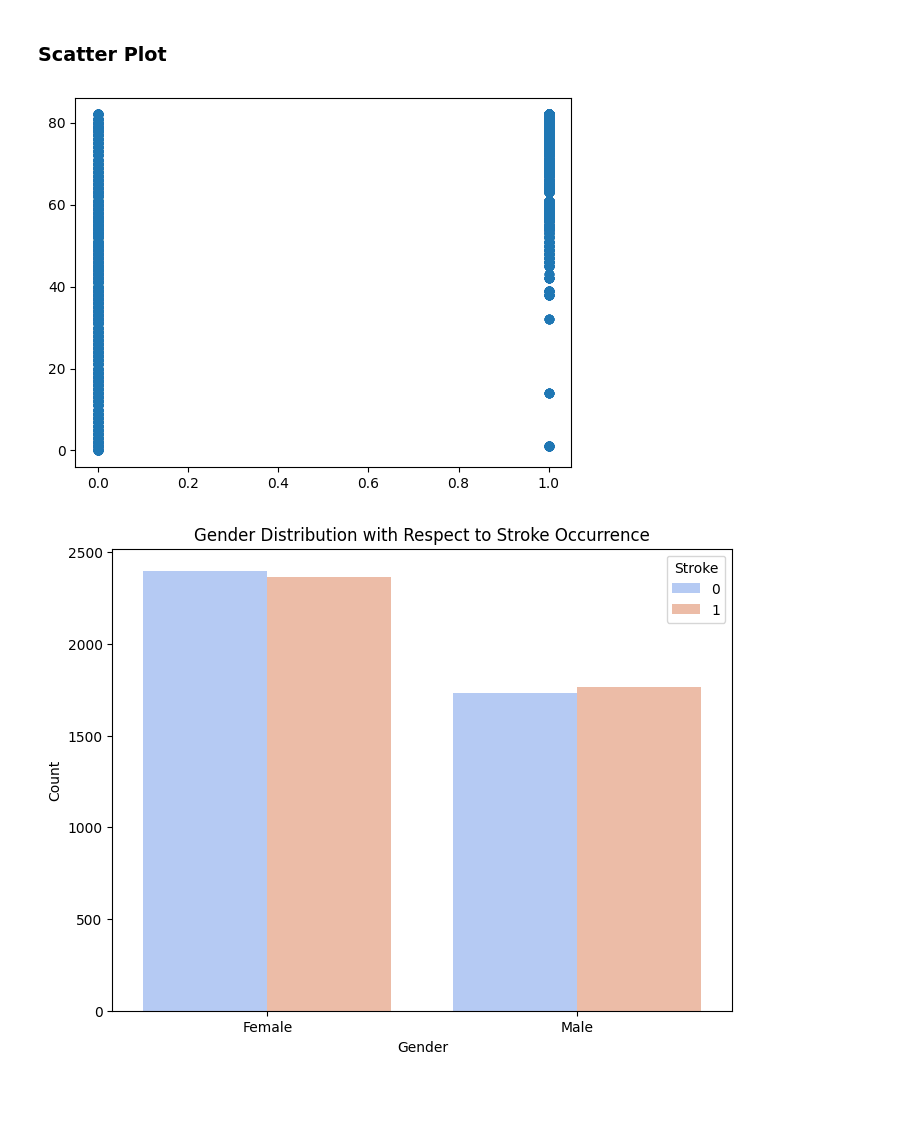
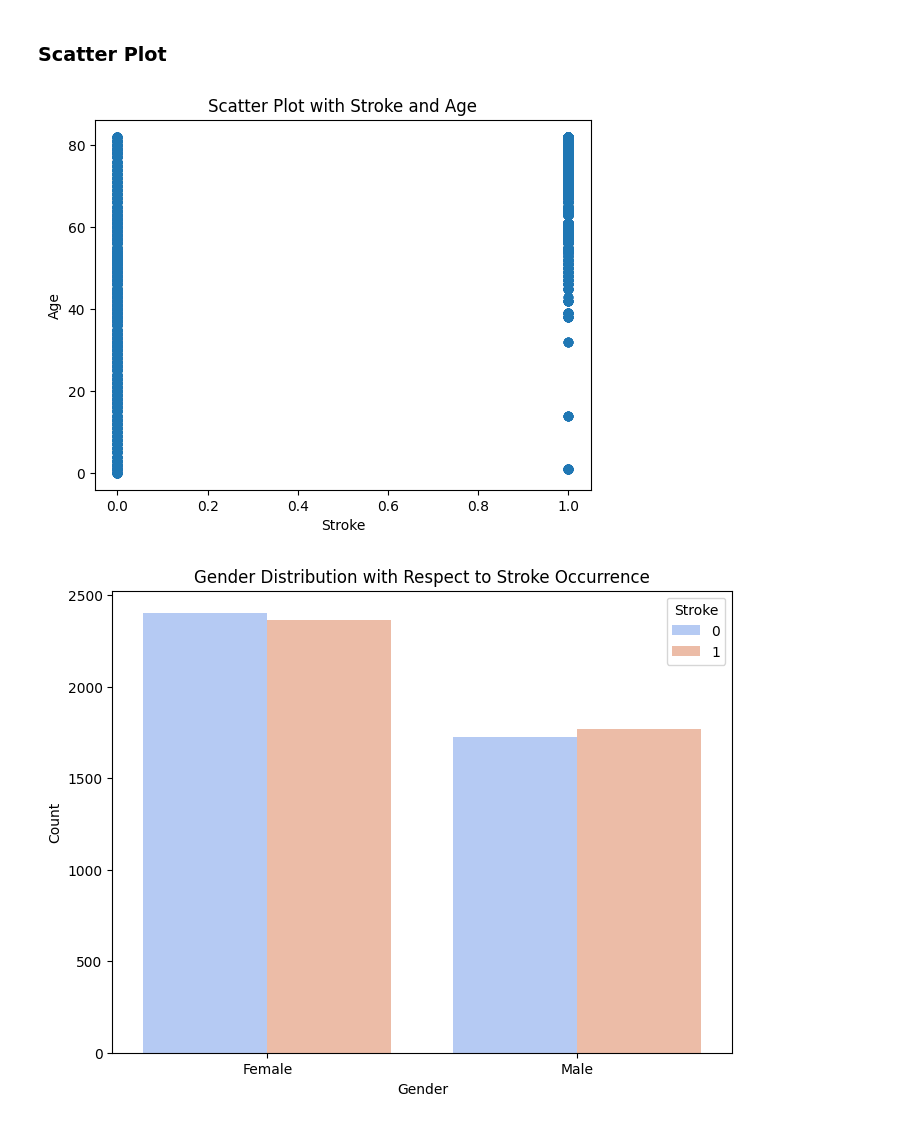
Before and after one commit to yunusemredincell/Stroke-Prediction-Project, a Jupyter notebook: Stroke-Prediction-Project/stroketest.ipynb, the cells around one changed output. Saved outputs shown, nothing was run; the diff lists cells and outputs as text; code cells hidden in the pictures; blank space fills up the shorter version.

```diff
--- a/Stroke-Prediction-Project/stroketest.ipynb
+++ b/Stroke-Prediction-Project/stroketest.ipynb
@@ -566,11 +566,13 @@ df_copy['stroke'].value_counts().plot.pie(explode = [0,0.1], autopct="%1.1f%%",l
 # %%
 
 area = (30 * np.random.rand(100))**2
 plt.scatter(df_copy['stroke'], df_copy['age'])
-
+plt.title('Scatter Plot with Stroke and Age')
+plt.xlabel('Stroke')
+plt.ylabel('Age')
 plt.show()
 # %% [output]
-[figure, old version]
+[figure, new version]
 # %%
 # In this section we are trying to show the relationship between
 # gender distribution and stroke occurence with a bar-plot
```
Also changed, not shown: parts of 29 cells of this notebook.
